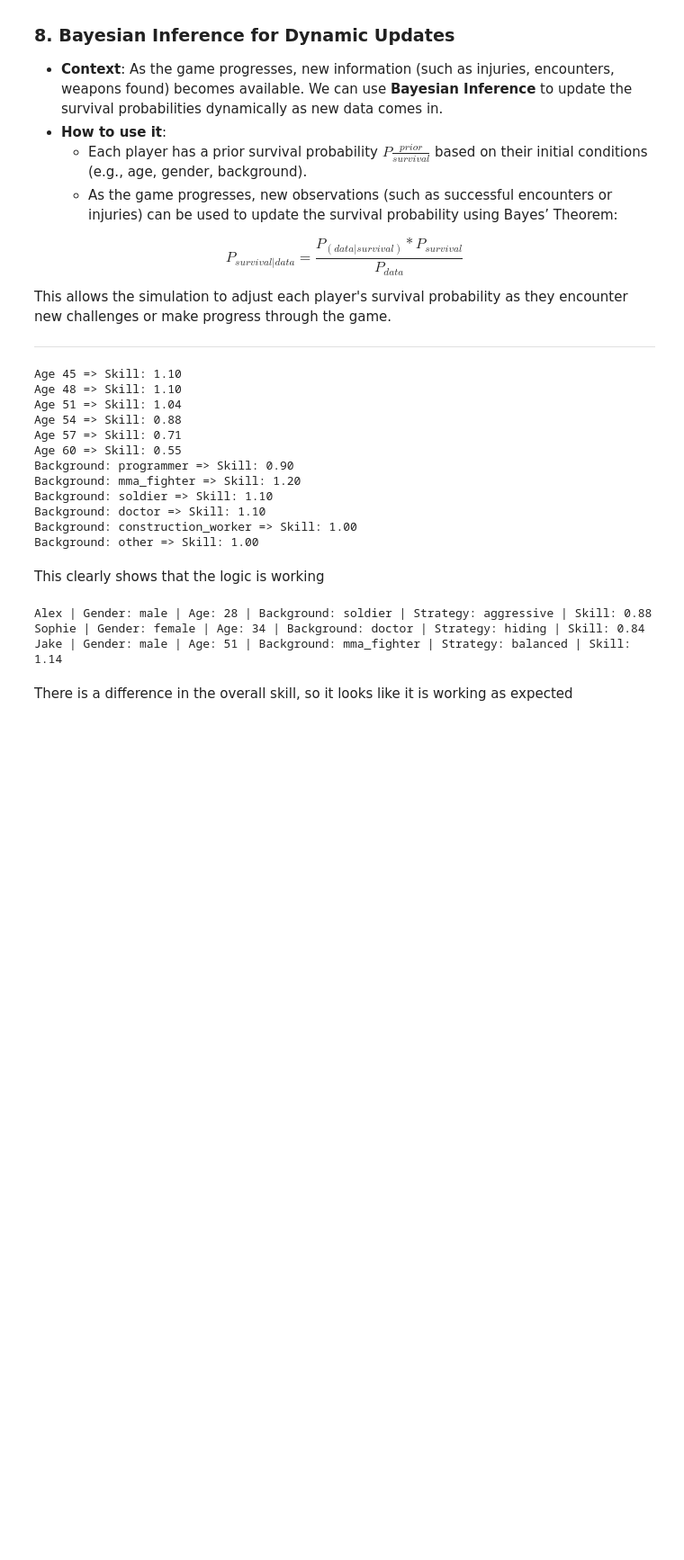
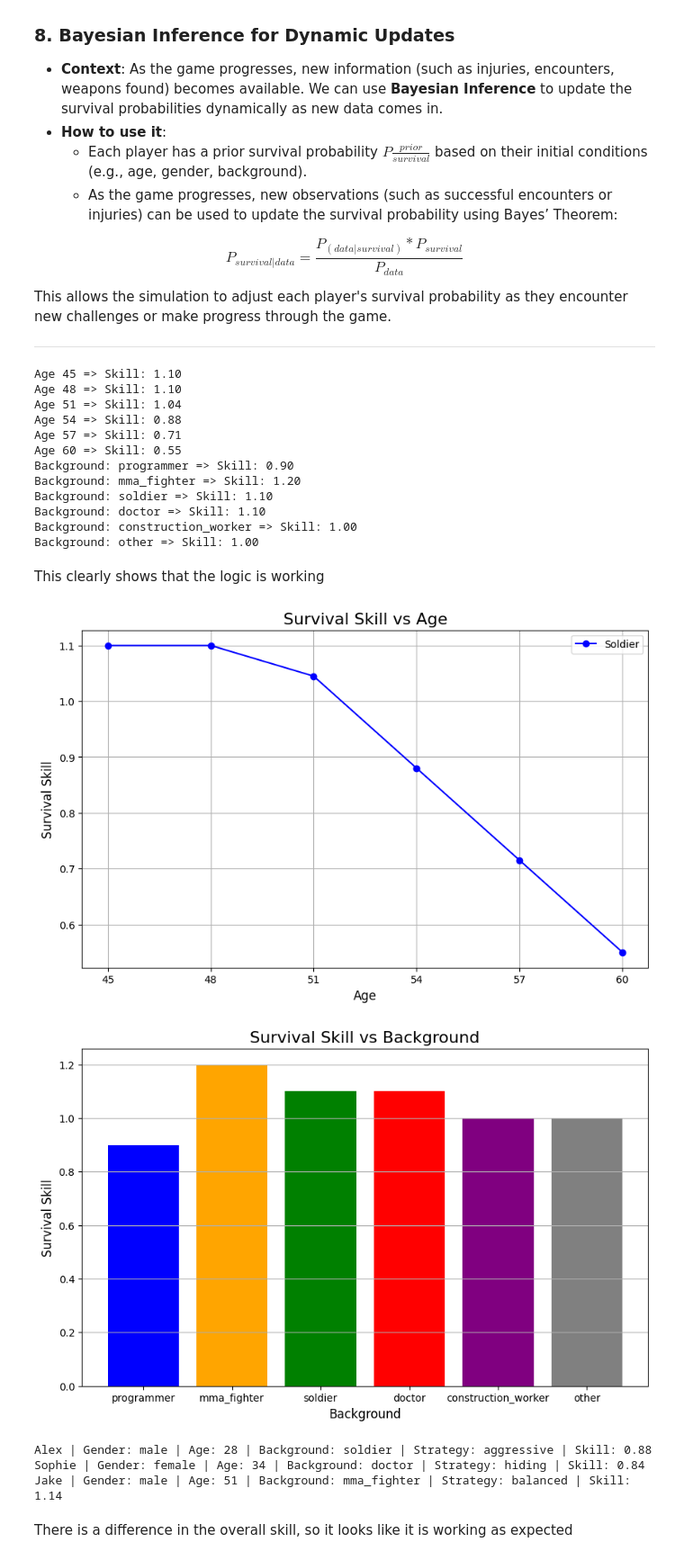
Before and after one commit to ViktorGeorgiev98/Battle_Royale_Survival_Rate, a Jupyter notebook: Battle_Rolay_Survival_Rate.ipynb, the cells around one changed output. Shown at 90% size. Cells and saved outputs as stored; diff of their text form; code cells hidden in the pictures; blank space fills up the shorter version.

```diff
--- a/Battle_Rolay_Survival_Rate.ipynb
+++ b/Battle_Rolay_Survival_Rate.ipynb
@@ -233,6 +235,39 @@ Background: construction_worker => Skill: 1.00
 Background: other => Skill: 1.00
 # %% [markdown]
 This clearly shows that the logic is working
+# %%
+# --- Plot for Age vs Skill ---
+ages = range(45, 61, 3)
+age_skills = [Player("Test", "male", age, "soldier").skill for age in ages]
+
+# Plot Age vs Skill
+plt.figure(figsize=(10, 6))
+plt.plot(ages, age_skills, marker='o', linestyle='-', color='b', label='Soldier')
+
+plt.title("Survival Skill vs Age", fontsize=16)
+plt.xlabel("Age", fontsize=12)
+plt.ylabel("Survival Skill", fontsize=12)
+plt.grid(True)
+plt.xticks(ages)
+plt.legend()
+plt.show()
+
+# --- Plot for Background vs Skill ---
+backgrounds = ['programmer', 'mma_fighter', 'soldier', 'doctor', 'construction_worker', 'other']
+bg_skills = [Player("Test", "male", 30, bg).skill for bg in backgrounds]
+
+# Plot Background vs Skill
+plt.figure(figsize=(10, 6))
+plt.bar(backgrounds, bg_skills, color=['blue', 'orange', 'green', 'red', 'purple', 'gray'])
+
+plt.title("Survival Skill vs Background", fontsize=16)
+plt.xlabel("Background", fontsize=12)
+plt.ylabel("Survival Skill", fontsize=12)
+plt.grid(True, axis='y')
+plt.show()
+# %% [output]
+[figure, added]
+[figure, added]
 # %%
 # Let us add strategy to the class and check if it is working as expected
 
```
Also changed, not shown: parts of 8 cells of this notebook.
